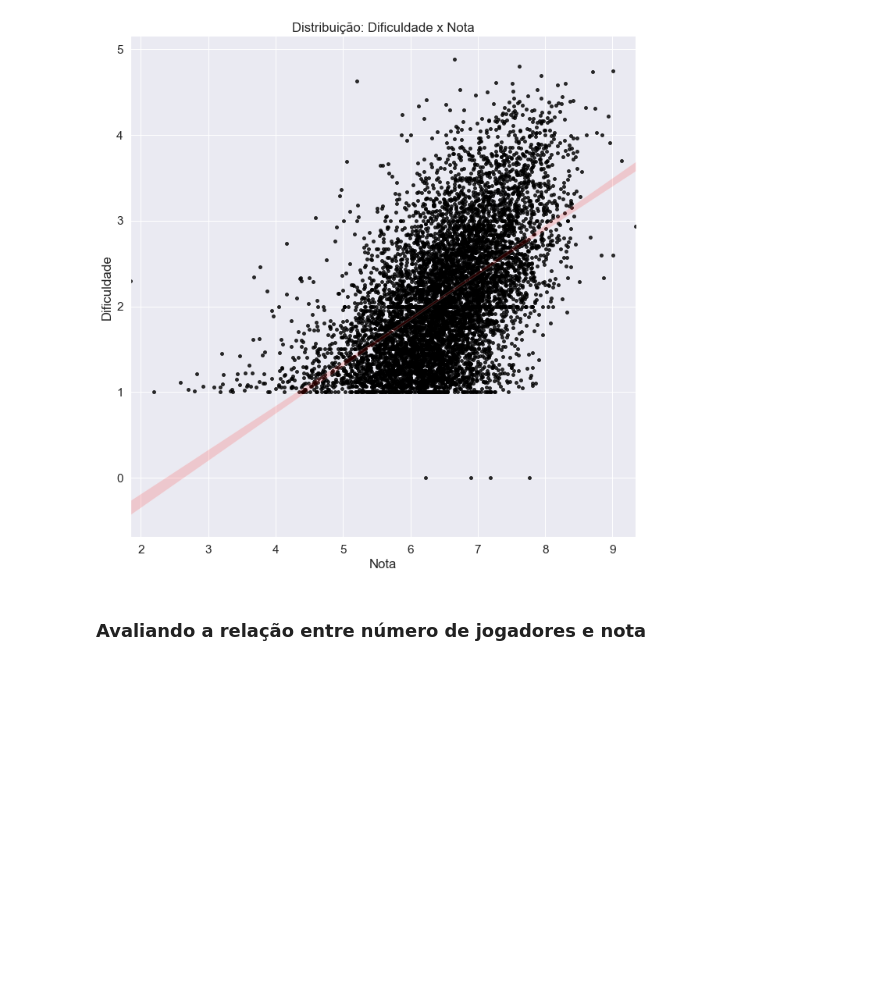
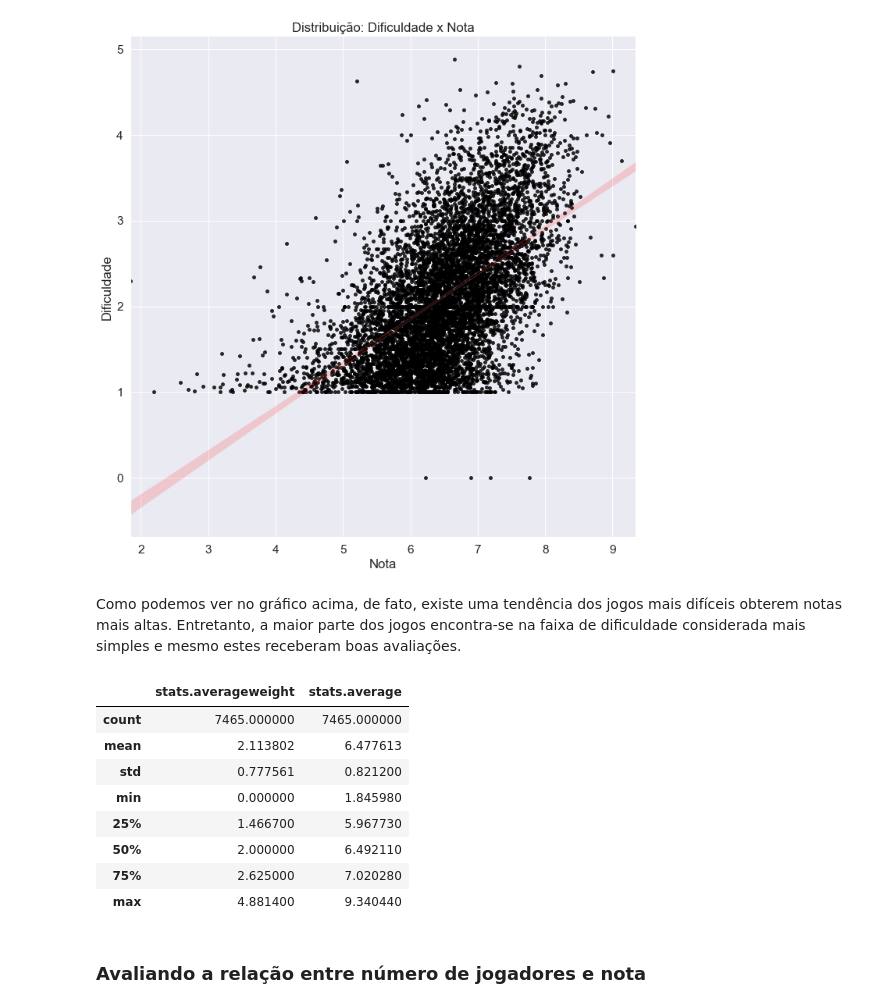
Before and after one commit to romulofff/BoardGameGeekAnalysis, a Jupyter notebook: boardgames.ipynb, the cells around one changed output. Drawn from its saved outputs; the diff is of its cells as text; code cells hidden in the pictures; blank space fills up the shorter version.

```diff
--- a/boardgames.ipynb
+++ b/boardgames.ipynb
@@ -102,0 +140,3 @@ for i, v in enumerate(top_games):
+# %%
+df2 = df.set_index('details.name')
+df2.loc[['Tournament at Camelot']][['details.yearpublished', 'stats.usersrated']]
@@ -131,0 +178,3 @@ for i, v in enumerate(top_game_designers):
+# %%
+df2 = df.set_index('attributes.boardgamedesigner')
+df2.loc[['Karen Boginski,Jody Boginski-Barbessi,Kenneth C. Shannon, III']][['details.name']]
@@ -199,6 +253,20 @@ plt.ylabel('Dificuldade')
 # %% [output]
 Text(26.89399999999999, 0.5, 'Dificuldade')
 [figure]
+# %% [markdown]
+Como podemos ver no gráfico acima, de fato, existe uma tendência dos jogos mais difíceis obterem notas mais altas. Entretanto, a maior parte dos jogos encontra-se na faixa de dificuldade considerada mais simples e mesmo estes receberam boas avaliações.
+# %%
+averagexweight.describe()
+# %% [output]
+|  | stats.averageweight | stats.average |
+| count | 7465.000000 | 7465.000000 |
+| mean | 2.113802 | 6.477613 |
+| std | 0.777561 | 0.821200 |
+| min | 0.000000 | 1.845980 |
+| 25% | 1.466700 | 5.967730 |
+| 50% | 2.000000 | 6.492110 |
+| 75% | 2.625000 | 7.020280 |
+| max | 4.881400 | 9.340440 |
 # %% [markdown]
 ### Avaliando a relação entre número de jogadores e nota
 # %%
```
Also changed, not shown: parts of 23 cells of this notebook.
